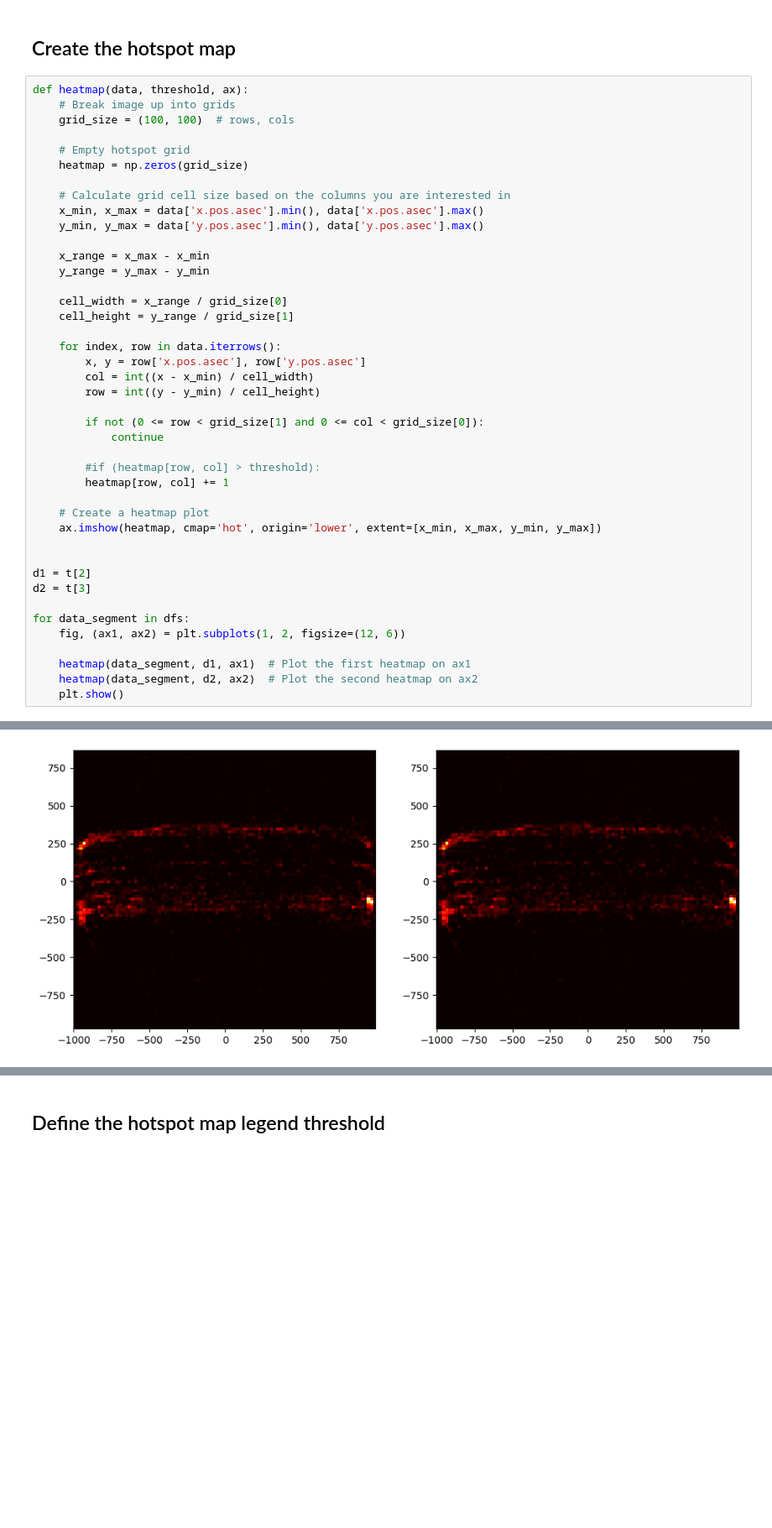
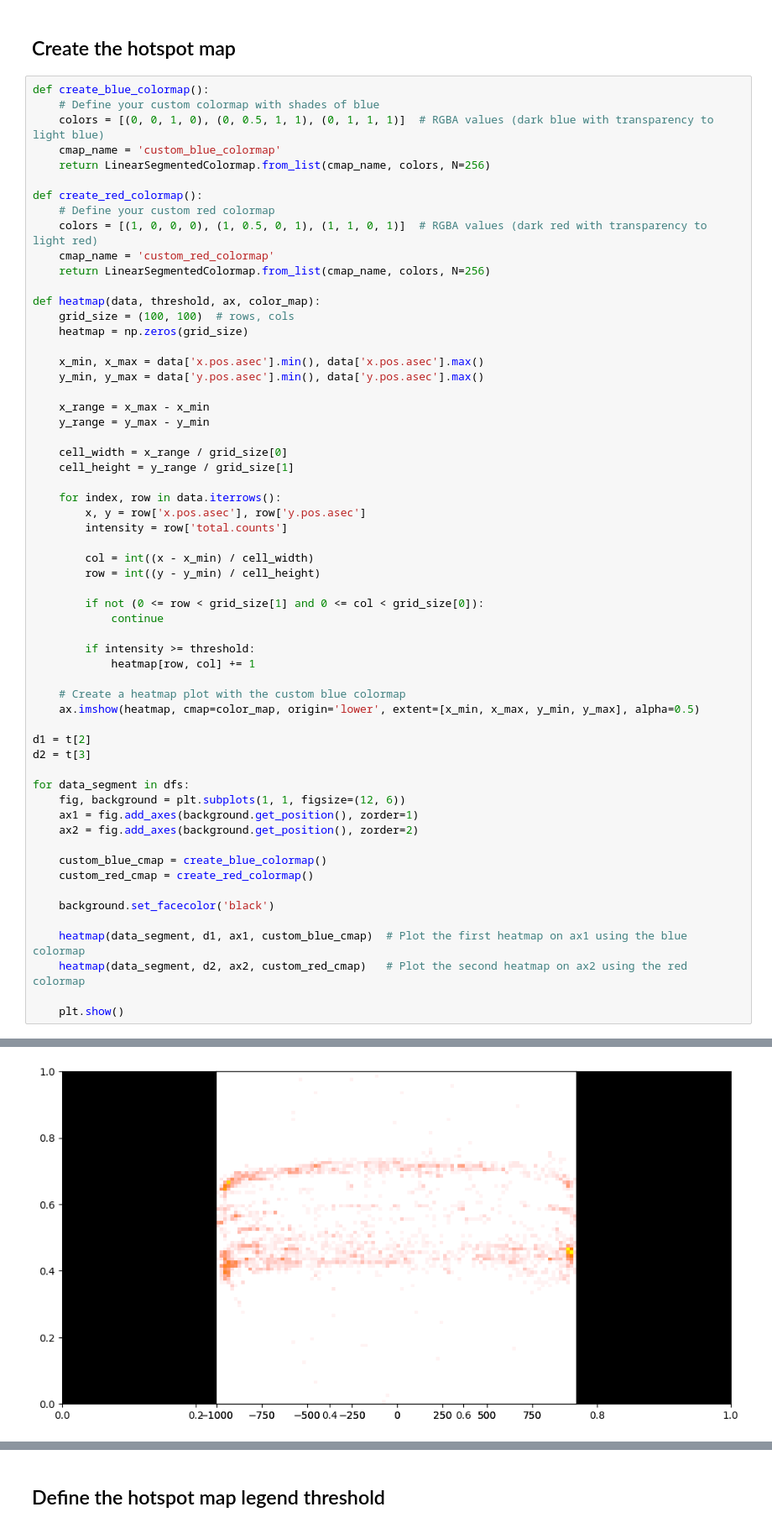
Before and after one commit to bsanchezhtx/helios-group-project, a Jupyter notebook: task2.ipynb, the cells around one changed output, grey strips where cells are left out. Shown at 84% size. Saved outputs shown, nothing was run; the diff lists cells and outputs as text; blank space fills up the shorter version.

Commit message:
make 2 heatmaps and put them on top of eachother

```diff
--- a/task2.ipynb
+++ b/task2.ipynb
@@ -77,14 +78,22 @@ print(t)
 # %% [markdown]
 ## Create the hotspot map
 # %%
-def heatmap(data, threshold, ax):
-    # Break image up into grids
+def create_blue_colormap():
+    # Define your custom colormap with shades of blue
+    colors = [(0, 0, 1, 0), (0, 0.5, 1, 1), (0, 1, 1, 1)]  # RGBA values (dark blue with transparency to light blue)
+    cmap_name = 'custom_blue_colormap'
+    return LinearSegmentedColormap.from_list(cmap_name, colors, N=256)
+
+def create_red_colormap():
+    # Define your custom red colormap
+    colors = [(1, 0, 0, 0), (1, 0.5, 0, 1), (1, 1, 0, 1)]  # RGBA values (dark red with transparency to light red)
+    cmap_name = 'custom_red_colormap'
+    return LinearSegmentedColormap.from_list(cmap_name, colors, N=256)
+
+def heatmap(data, threshold, ax, color_map):
     grid_size = (100, 100)  # rows, cols
-
-    # Empty hotspot grid
     heatmap = np.zeros(grid_size)
 
-    # Calculate grid cell size based on the columns you are interested in
     x_min, x_max = data['x.pos.asec'].min(), data['x.pos.asec'].max()
     y_min, y_max = data['y.pos.asec'].min(), data['y.pos.asec'].max()
 
@@ -96,26 +105,35 @@ def heatmap(data, threshold, ax):
 
     for index, row in data.iterrows():
         x, y = row['x.pos.asec'], row['y.pos.asec']
+        intensity = row['total.counts']
+
         col = int((x - x_min) / cell_width)
         row = int((y - y_min) / cell_height)
 
         if not (0 <= row < grid_size[1] and 0 <= col < grid_size[0]):
             continue
 
-        #if (heatmap[row, col] > threshold):
-        heatmap[row, col] += 1
+        if intensity >= threshold:
+            heatmap[row, col] += 1
 
-    # Create a heatmap plot
-    ax.imshow(heatmap, cmap='hot', origin='lower', extent=[x_min, x_max, y_min, y_max])
-
+    # Create a heatmap plot with the custom blue colormap
+    ax.imshow(heatmap, cmap=color_map, origin='lower', extent=[x_min, x_max, y_min, y_max], alpha=0.5)
 
 d1 = t[2]
 d2 = t[3]
 
 for data_segment in dfs:
-    fig, (ax1, ax2) = plt.subplots(1, 2, figsize=(12, 6))
+    fig, background = plt.subplots(1, 1, figsize=(12, 6))
+    ax1 = fig.add_axes(background.get_position(), zorder=1)
+    ax2 = fig.add_axes(background.get_position(), zorder=2)
 
-    heatmap(data_segment, d1, ax1)  # Plot the first heatmap on ax1
-    heatmap(data_segment, d2, ax2)  # Plot the second heatmap on ax2
+    custom_blue_cmap = create_blue_colormap()
+    custom_red_cmap = create_red_colormap()
+
+    background.set_facecolor('black')
+
+    heatmap(data_segment, d1, ax1, custom_blue_cmap)  # Plot the first heatmap on ax1 using the blue colormap
+    heatmap(data_segment, d2, ax2, custom_red_cmap)   # Plot the second heatmap on ax2 using the red colormap
+
     plt.show()
 # %% [output]
@@ -123 +140 @@ NameError: name 'plot' is not defined
-[figure, old version]
+[figure, new version]
```
Also changed, not shown: parts of 2 cells of this notebook.
